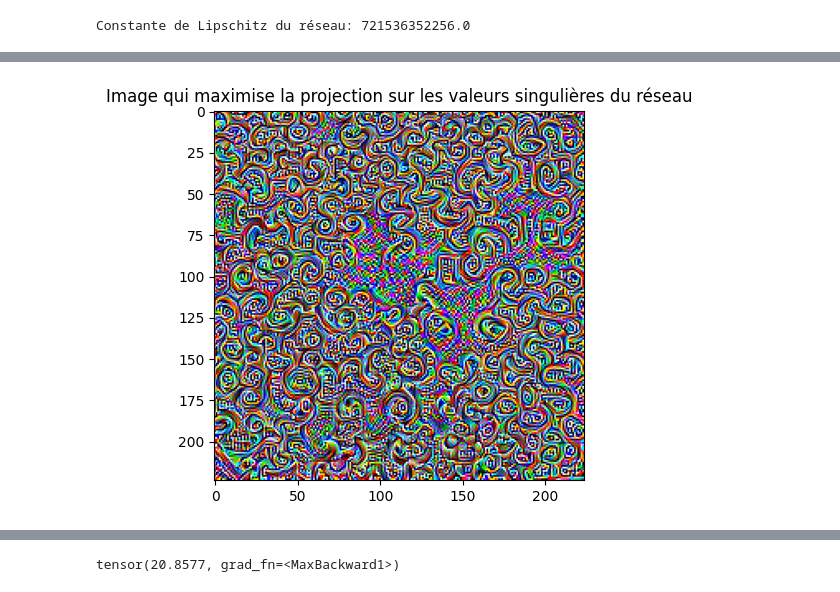
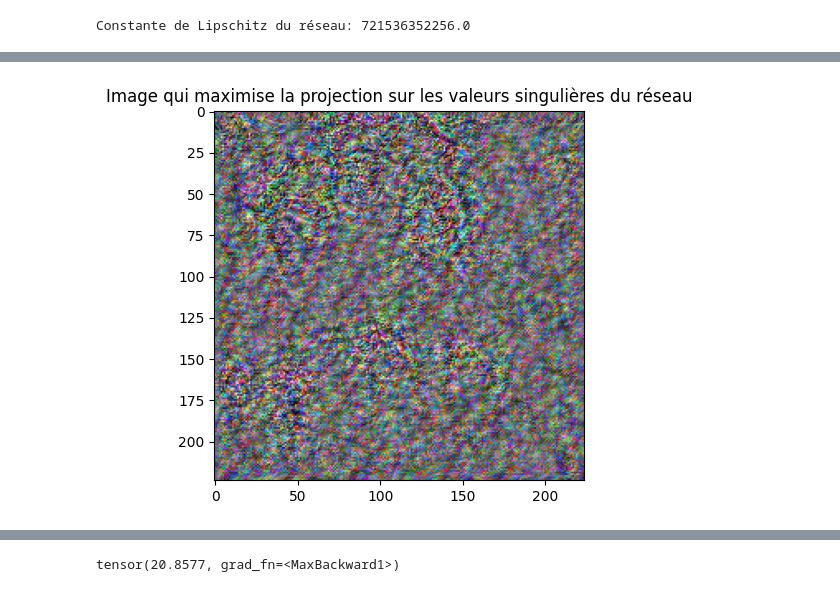
Before and after one commit to guillaume117/abstractRay, a Jupyter notebook: app/convmatmul.ipynb, the cells around one changed output, grey strips where cells are left out. Cells and saved outputs as stored; diff of their text form; code cells hidden in the pictures.

```diff
--- a/app/convmatmul.ipynb
+++ b/app/convmatmul.ipynb
@@ -315,15 +315,15 @@ Iteration 110, Loss: -243.62135314941406
 # %%
 import numpy as np
 import matplotlib.pyplot as plt
-maximizing_input_np = maximizing_input.squeeze(0).detach().numpy()
+maximizing_input_np = maximizing_input_1_t.squeeze(0).detach().numpy()
 maximizing_input_np = np.transpose(maximizing_input_np, (1, 2, 0))
 
 # Afficher l'image qui maximise la sortie du réseau
 plt.imshow(maximizing_input_np)
 plt.title("Image qui maximise la projection sur les valeurs singulières du réseau")
 plt.show()
 # %% [output]
-[figure, old version]
+[figure, new version]
 # %%
 import torch
 import torch.nn as nn
```
Also changed, not shown: parts of 25 cells of this notebook, 7 other files.
